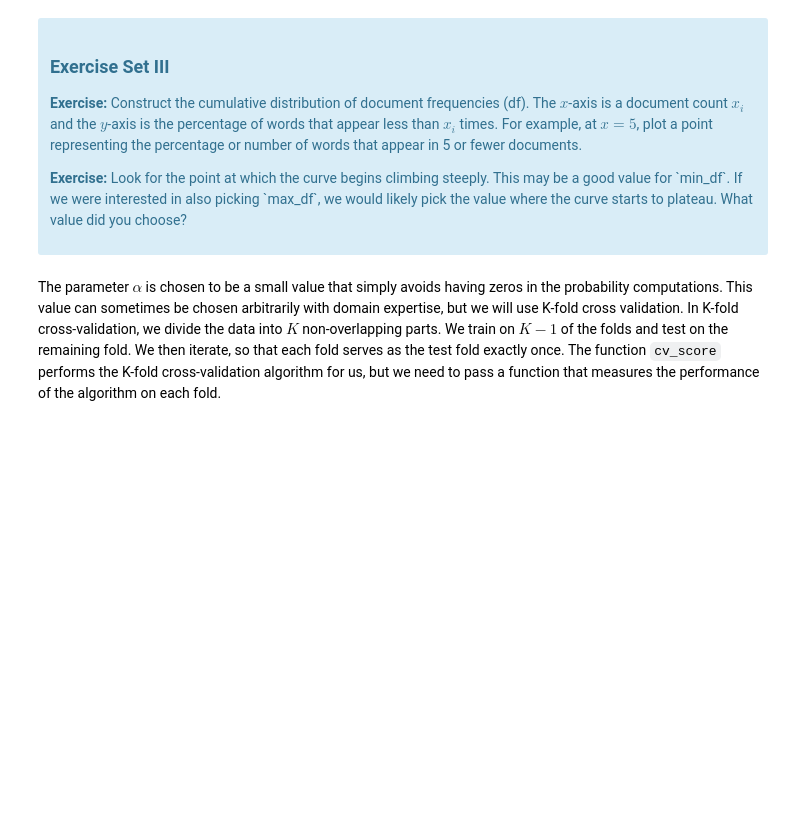
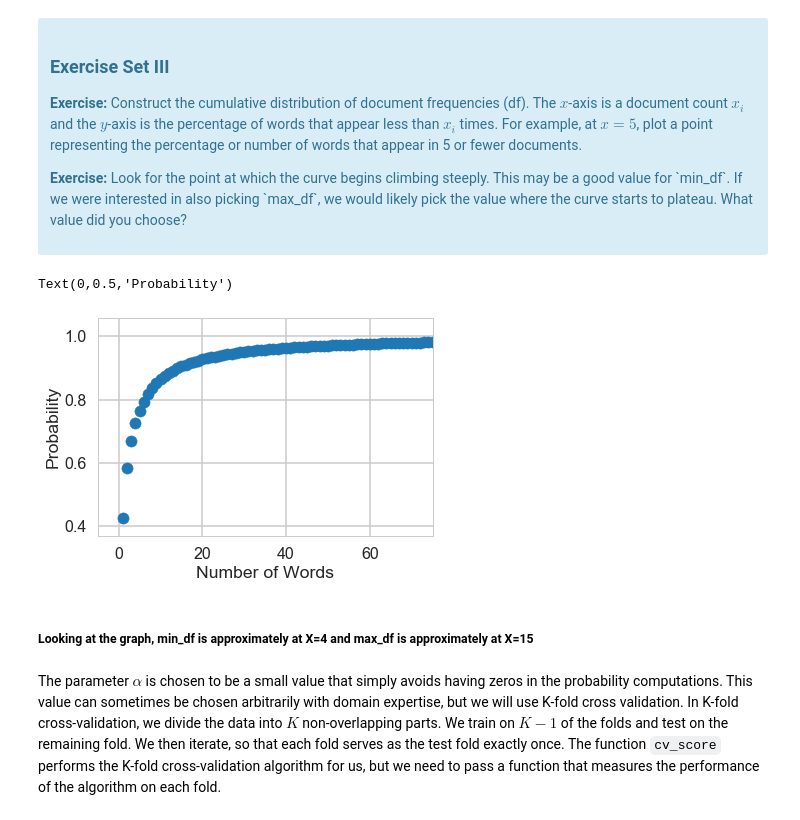
Before and after one commit to Vinuthask/Naive-bayes, a Jupyter notebook: naive_bayes/Mini_Project_Naive_Bayes.ipynb, the cells around one changed output. Drawn from its saved outputs; the diff is of its cells as text; code cells hidden in the pictures; blank space fills up the shorter version.

```diff
--- a/naive_bayes/Mini_Project_Naive_Bayes.ipynb
+++ b/naive_bayes/Mini_Project_Naive_Bayes.ipynb
@@ -297,3 +297,17 @@ First, let's find an appropriate value for `min_df` for the `CountVectorizer`. `
+# %%
+# Your turn.
+Xwords=X.toarray()
+wordsum = Xwords.astype(bool).sum(axis=0)
+X_doc=((pd.Series(wordsum).sort_values().value_counts().sort_index())/len(wordsum)).cumsum()
+plt.scatter(X_doc.index,X_doc)
+plt.xlim(-5,75)
+plt.xlabel('Number of Words')
+plt.ylabel('Probability')
+# %% [output]
+Text(0,0.5,'Probability')
+[figure, added]
+# %% [markdown]
+##### Looking at the graph, min_df is approximately at X=4 and max_df is approximately at X=15
 # %% [markdown]
 The parameter $\alpha$ is chosen to be a small value that simply avoids having zeros in the probability computations. This value can sometimes be chosen arbitrarily with domain expertise, but we will use K-fold cross validation. In K-fold cross-validation, we divide the data into $K$ non-overlapping parts. We train on $K-1$ of the folds and test on the remaining fold. We then iterate, so that each fold serves as the test fold exactly once. The function `cv_score` performs the K-fold cross-validation algorithm for us, but we need to pass a function that measures the performance of the algorithm on each fold.
 # %%
```
Also changed, not shown: parts of 21 cells of this notebook.
